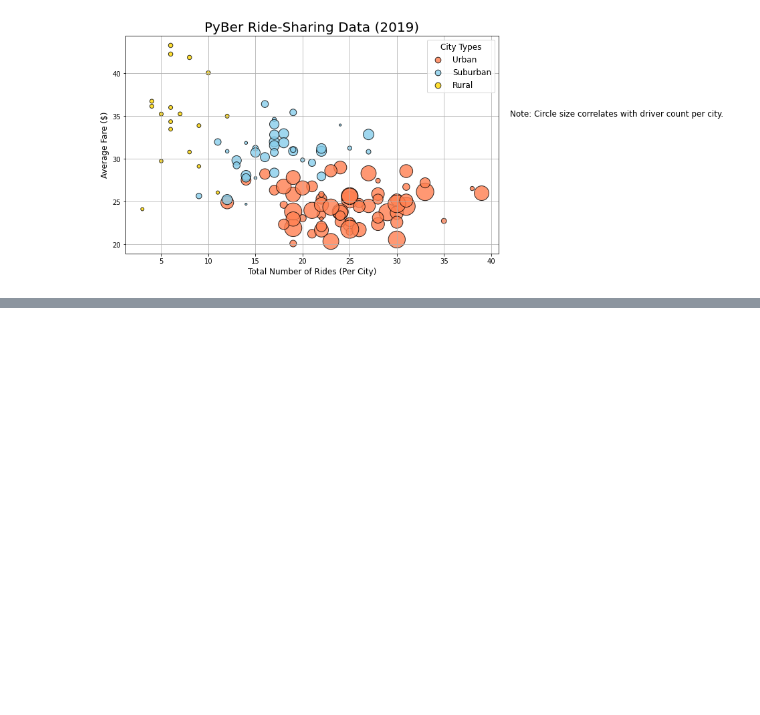
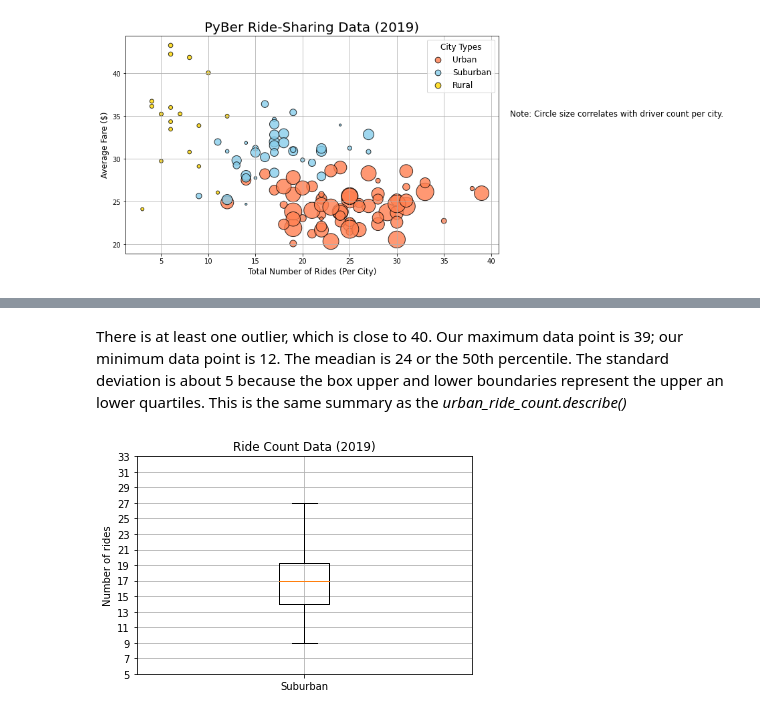
Before and after one commit to katiarp/PyBer_Analysis, a Jupyter notebook: PyBer.ipynb, the cells around one changed output, grey strips where cells are left out. Saved outputs shown, nothing was run; the diff lists cells and outputs as text; code cells hidden in the pictures; blank space fills up the shorter version.

```diff
--- a/PyBer.ipynb
+++ b/PyBer.ipynb
@@ -357,0 +697,15 @@ plt.show()
+# %% [markdown]
+There is at least one outlier, which is close to 40. Our maximum data point is 39; our minimum data point is 12. The meadian is 24 or the 50th percentile. The standard deviation is about 5 because the box upper and lower boundaries represent the upper an lower quartiles. This is the same summary as the *urban_ride_count.describe()*
+# %%
+#Create a box-and-whisker plot for the surban cities ride count
+x_labels = ["Suburban"]
+fig, ax = plt.subplots()
+ax.boxplot(suburban_ride_count, labels=x_labels)
+#Add the title, y-axis label and grid
+ax.set_title("Ride Count Data (2019)")
+ax.set_ylabel("Number of rides")
+ax.set_yticks(np.arange(5,35, step=2.0))
+ax.grid()
+# plt.show()
+# %% [output]
+[figure, added]
```
Also changed, not shown: parts of 51 cells of this notebook, 3 other files.
